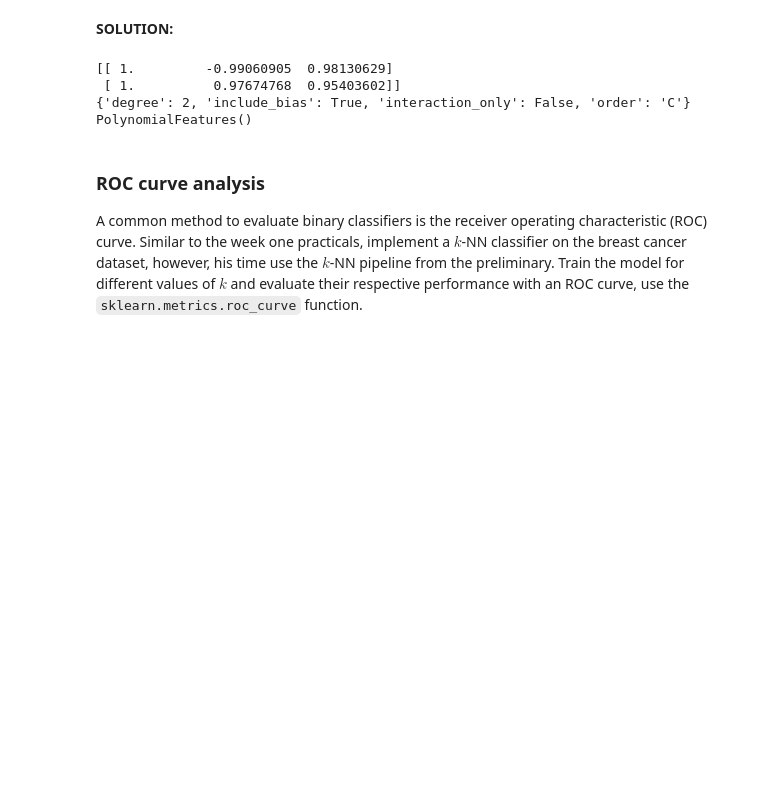
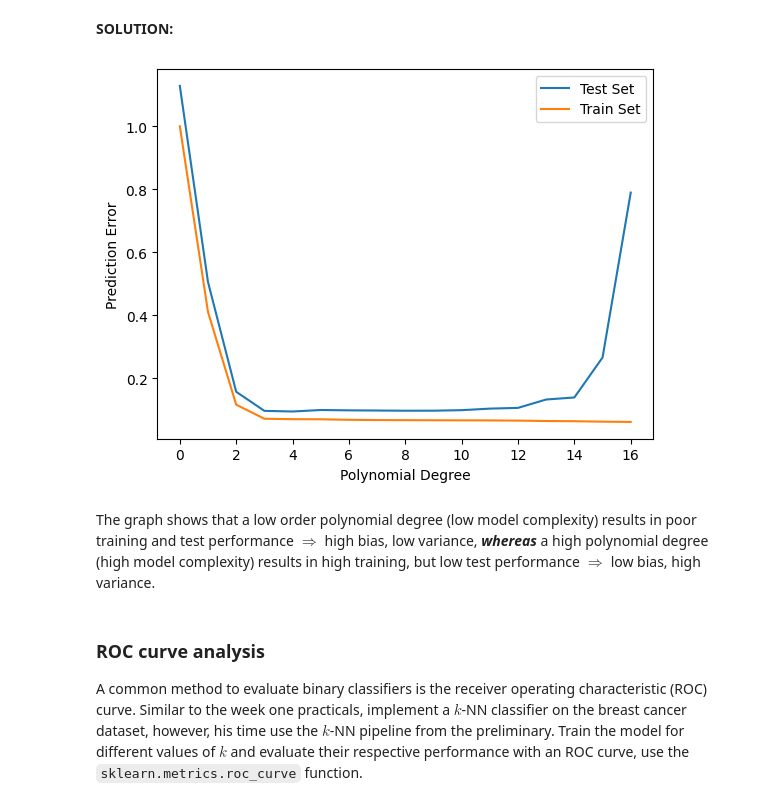
Before and after one commit to YLaret/8dm50-machine-learning, a Jupyter notebook: practicals/week_2.ipynb, the cells around one changed output. Saved outputs shown, nothing was run; the diff lists cells and outputs as text; code cells hidden in the pictures; blank space fills up the shorter version.

Commit message:
polynomials finished except diabetes

```diff
--- a/practicals/week_2.ipynb
+++ b/practicals/week_2.ipynb
@@ -163,26 +163,56 @@ Plot a learning curve that show the validation accuracy as a function of the pol
 Repeat this experiment, this time using the diabetes dataset instead of the generated data.
 # %% [markdown]
 **SOLUTION:**
-# %%
-from sklearn import preprocessing
-
-poly = preprocessing.PolynomialFeatures()
-
-poly.fit_transform(X.reshape(-1,1),y)
-
-X_gun = np.array([np.min(X, 0), np.max(X, 0)])
-test = poly.transform(X_gun.reshape(-1,1))
-#plt.plot(X, poly.transform(X_gun.reshape(-1,1)), 'b-')
-
-print(test)
-print(poly.get_params())
-a = poly.set_output()
-print(a)
-# %% [output]
-[[ 1.         -0.99060905  0.98130629]
- [ 1.          0.97674768  0.95403602]]
-{'degree': 2, 'include_bias': True, 'interaction_only': False, 'order': 'C'}
-PolynomialFeatures()
+# %%
+from sklearn import preprocessing
+from sklearn.model_selection import GridSearchCV
+from sklearn.linear_model import LinearRegression
+from sklearn.model_selection import cross_validate
+
+# create dataset
+np.random.seed(0)
+X, y = generate_dataset(n=100, degree=4, noise=1.5)
+
+# empty result arrays
+test_error = []
+train_error = []
+n = []
+
+# define pipeline with polynomialfeatures and linearregression to score
+pipe = Pipeline(steps=[
+    ('polynomialfeatures', preprocessing.PolynomialFeatures()),
+    ('linearregression', LinearRegression())
+])
+
+# loop over polynomial order
+for i in range(17):
+    # define polynomial range
+    parameters = {'polynomialfeatures__degree':[i]}
+
+    # define model
+    grid = GridSearchCV(estimator=pipe,param_grid=parameters,cv=5)
+
+    # cross validate (standard 5-fold split)
+    cv_results = cross_validate(grid,X.reshape(-1,1),y,scoring='r2', return_train_score=True)
+
+    # append results
+    n.append(i)
+    test_error.append(1-np.mean(cv_results['test_score']))
+    train_error.append(1-np.mean(cv_results['train_score']))
+
+# plot test and train error
+plt.plot(n,test_error)
+plt.plot(n,train_error)
+plt.ylabel("Prediction Error")
+plt.xlabel("Polynomial Degree")
+plt.legend(["Test Set","Train Set"])
+plt.show()
+
+## TODO use this on diabetes dataset
+# %% [output]
+[figure, added]
+# %% [markdown]
+The graph shows that a low order polynomial degree (low model complexity) results in poor training and test performance $\Rightarrow$ high bias, low variance, ***whereas*** a high polynomial degree (high model complexity) results in high training, but low test performance $\Rightarrow$ low bias, high variance.
 # %% [markdown]
 ### ROC curve analysis
 A common method to evaluate binary classifiers is the receiver operating characteristic (ROC) curve. Similar to the week one practicals, implement a $k$-NN classifier on the breast cancer dataset, however, his time use the $k$-NN pipeline from the preliminary. Train the model for different values of $k$ and evaluate their respective performance with an ROC curve, use the `sklearn.metrics.roc_curve` function.
```
Also changed, not shown: parts of 1 cell of this notebook.
